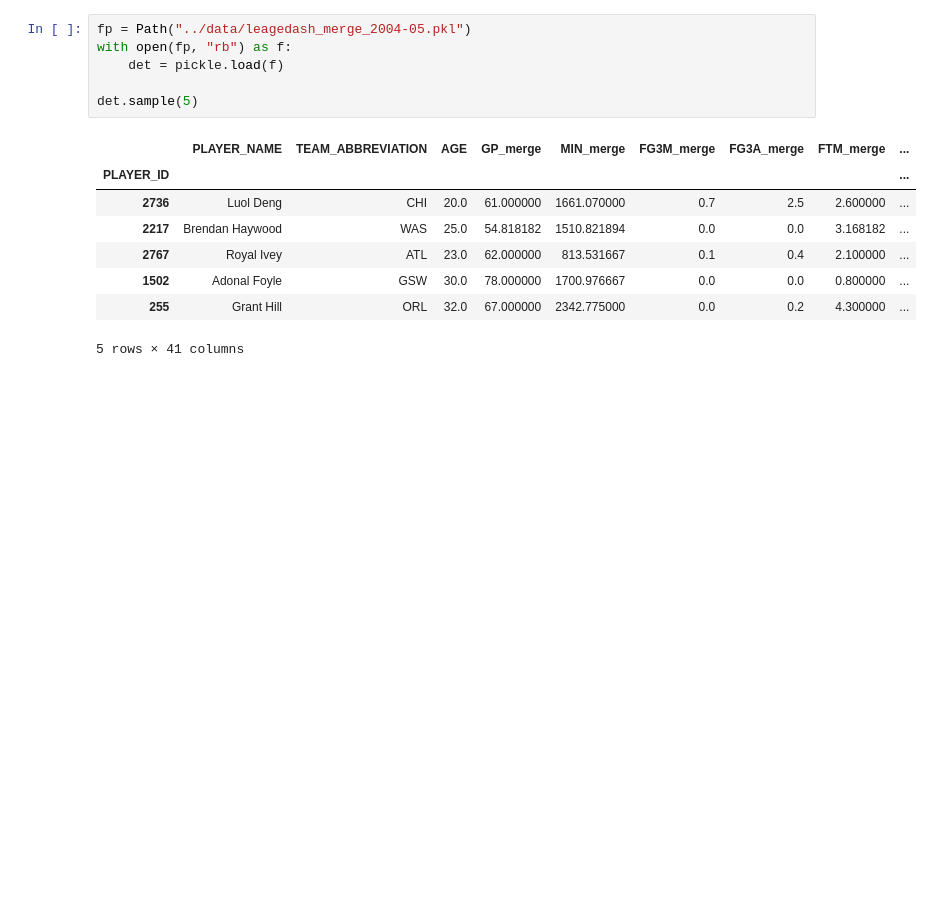
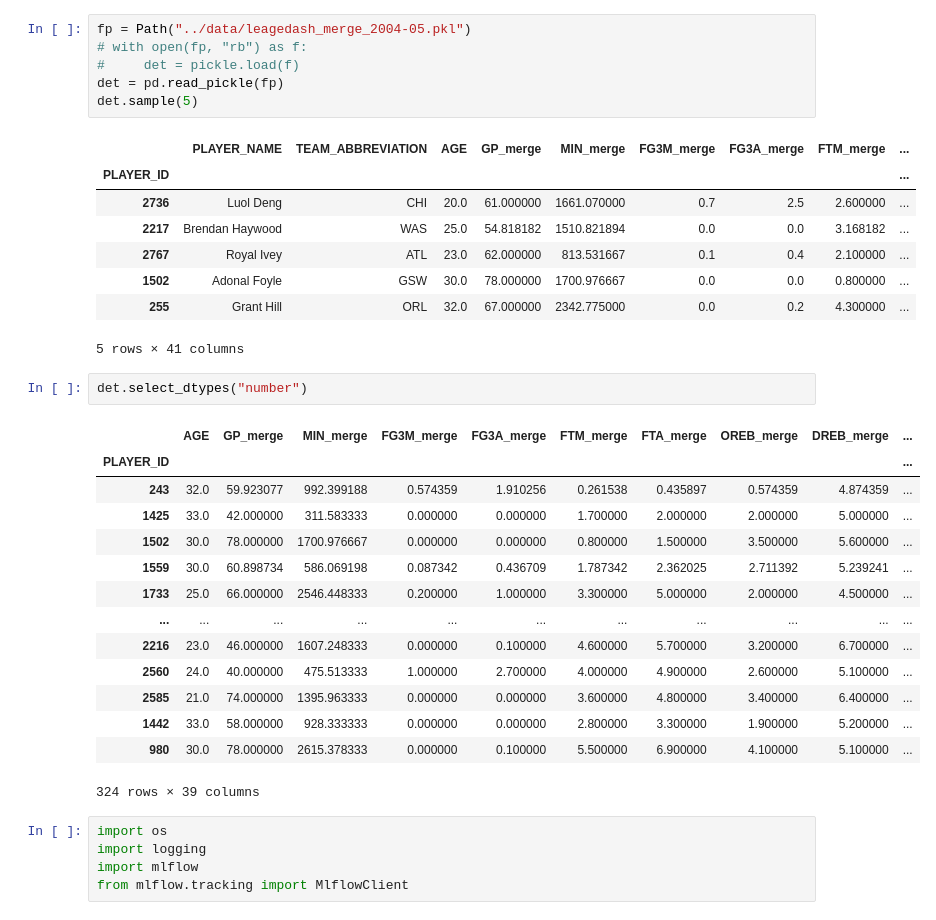
Before and after one commit to vykuang/nba-stats-streamlit, a Jupyter notebook: notebooks/model_league.ipynb, the cells around one changed output. Drawn from its saved outputs; the diff is of its cells as text; blank space fills up the shorter version.

Commit message:
merged with streamlit branch

```diff
--- a/notebooks/model_league.ipynb
+++ b/notebooks/model_league.ipynb
@@ -34,9 +41,9 @@ Index(['PLAYER_NAME', 'TEAM_ABBREVIATION', 'AGE', 'GP_merge', 'MIN_merge',
       dtype='object')
 # %%
 fp = Path("../data/leagedash_merge_2004-05.pkl")
-with open(fp, "rb") as f:
-    det = pickle.load(f)
-
+# with open(fp, "rb") as f:
+#     det = pickle.load(f)
+det = pd.read_pickle(fp)
 det.sample(5)
 # %% [output]
 |  | PLAYER_NAME | TEAM_ABBREVIATION | AGE | GP_merge | MIN_merge | FG3M_merge | FG3A_merge | FTM_merge | ... |
@@ -47,3 +54,25 @@ det.sample(5)
 | 1502 | Adonal Foyle | GSW | 30.0 | 78.000000 | 1700.976667 | 0.0 | 0.0 | 0.800000 | ... |
 | 255 | Grant Hill | ORL | 32.0 | 67.000000 | 2342.775000 | 0.0 | 0.2 | 4.300000 | ... |
 5 rows × 41 columns
+# %%
+det.select_dtypes("number")
+# %% [output]
+|  | AGE | GP_merge | MIN_merge | FG3M_merge | FG3A_merge | FTM_merge | FTA_merge | OREB_merge | DREB_merge | ... |
+| PLAYER_ID |  |  |  |  |  |  |  |  |  | ... |
+| 243 | 32.0 | 59.923077 | 992.399188 | 0.574359 | 1.910256 | 0.261538 | 0.435897 | 0.574359 | 4.874359 | ... |
+| 1425 | 33.0 | 42.000000 | 311.583333 | 0.000000 | 0.000000 | 1.700000 | 2.000000 | 2.000000 | 5.000000 | ... |
+| 1502 | 30.0 | 78.000000 | 1700.976667 | 0.000000 | 0.000000 | 0.800000 | 1.500000 | 3.500000 | 5.600000 | ... |
+| 1559 | 30.0 | 60.898734 | 586.069198 | 0.087342 | 0.436709 | 1.787342 | 2.362025 | 2.711392 | 5.239241 | ... |
+| 1733 | 25.0 | 66.000000 | 2546.448333 | 0.200000 | 1.000000 | 3.300000 | 5.000000 | 2.000000 | 4.500000 | ... |
+| ... | ... | ... | ... | ... | ... | ... | ... | ... | ... | ... |
+| 2216 | 23.0 | 46.000000 | 1607.248333 | 0.000000 | 0.100000 | 4.600000 | 5.700000 | 3.200000 | 6.700000 | ... |
+| 2560 | 24.0 | 40.000000 | 475.513333 | 1.000000 | 2.700000 | 4.000000 | 4.900000 | 2.600000 | 5.100000 | ... |
+| 2585 | 21.0 | 74.000000 | 1395.963333 | 0.000000 | 0.000000 | 3.600000 | 4.800000 | 3.400000 | 6.400000 | ... |
+| 1442 | 33.0 | 58.000000 | 928.333333 | 0.000000 | 0.000000 | 2.800000 | 3.300000 | 1.900000 | 5.200000 | ... |
+| 980 | 30.0 | 78.000000 | 2615.378333 | 0.000000 | 0.100000 | 5.500000 | 6.900000 | 4.100000 | 5.100000 | ... |
+324 rows × 39 columns
+# %%
+import os
+import logging
+import mlflow
+from mlflow.tracking import MlflowClient
```
Also changed, not shown: parts of 6 cells of this notebook.
